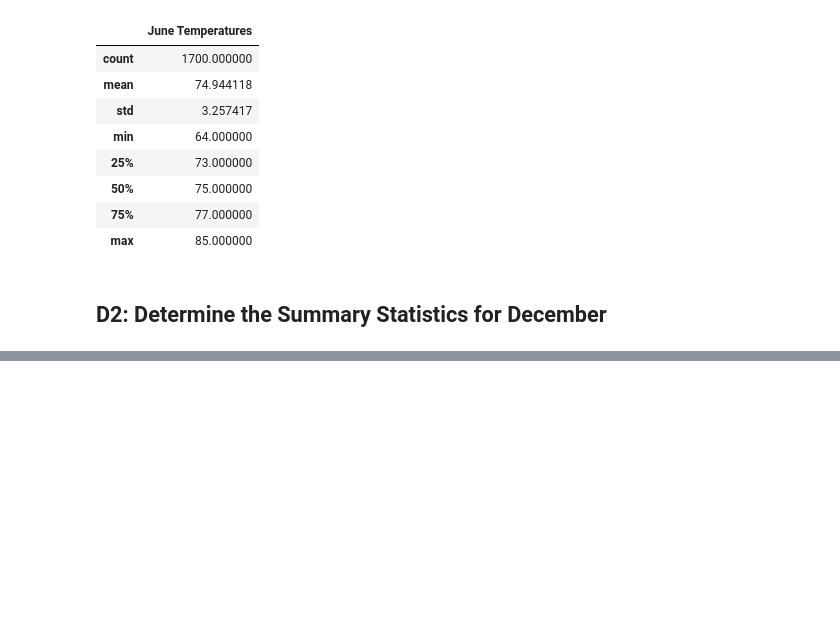
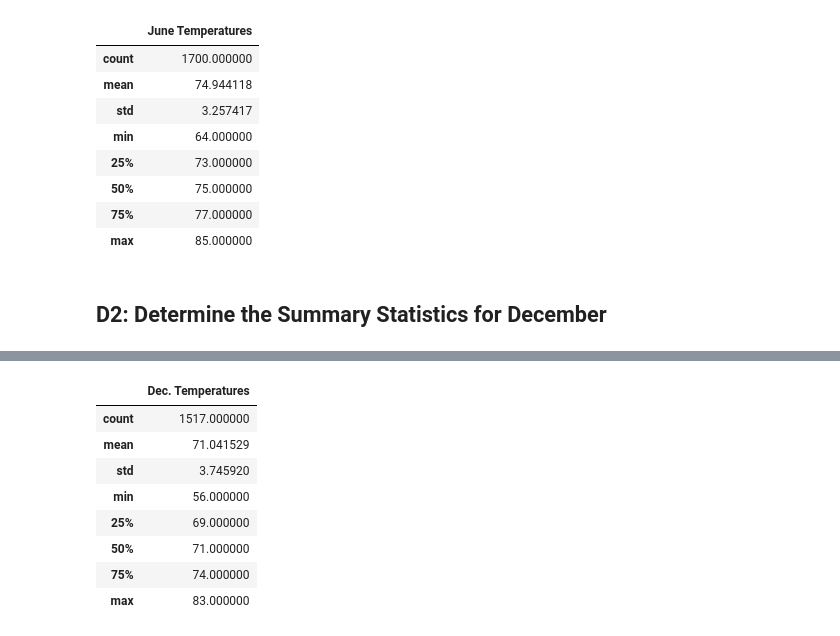
Before and after one commit to izzyd24/surfs_up, a Jupyter notebook: SurfsUp_Challenge.ipynb, the cells around one changed output, grey strips where cells are left out. Saved outputs shown, nothing was run; the diff lists cells and outputs as text; code cells hidden in the pictures; blank space fills up the shorter version.

```diff
--- a/SurfsUp_Challenge.ipynb
+++ b/SurfsUp_Challenge.ipynb
@@ -80,4 +80,8 @@ surf_june_df.describe()
 # %% [markdown]
 ## D2: Determine the Summary Statistics for December
 # %%
-# 6. Write a query that filters the Measurement table to retrieve the temperatures for the month of December.
+# combining steps 6 and 7 as one
+# 6/7. Write a query that filters the Measurement table to retrieve the temperatures for the month of December + to list
+surfing_dec = session.query(Measurement.date, Measurement.tobs).\
+    filter(extract('month', Measurement.date)==12).all()
+print(surfing_dec)
@@ -86,2 +90,4 @@ surf_june_df.describe()
 # %%
 # 8. Create a DataFrame from the list of temperatures for the month of December.
+surf_dec_df = pd.DataFrame(surfing_dec, columns=['date', 'Dec. Temperatures'])
+surf_dec_df.sample()
@@ -87,0 +97,4 @@ surf_june_df.describe()
+# %%
+# show without index to make less confusing
+surf_dec_df = surf_dec_df.sort_index()
+print(surf_dec_df.to_string(index=False))
@@ -88,2 +119,13 @@ surf_june_df.describe()
 # %%
 # 9. Calculate and print out the summary statistics for the Decemeber temperature DataFrame.
+surf_dec_df.describe()
+# %% [output]
+|  | Dec. Temperatures |
+| count | 1517.000000 |
+| mean | 71.041529 |
+| std | 3.745920 |
+| min | 56.000000 |
+| 25% | 69.000000 |
+| 50% | 71.000000 |
+| 75% | 74.000000 |
+| max | 83.000000 |
```
Also changed, not shown: parts of 4 cells of this notebook.
